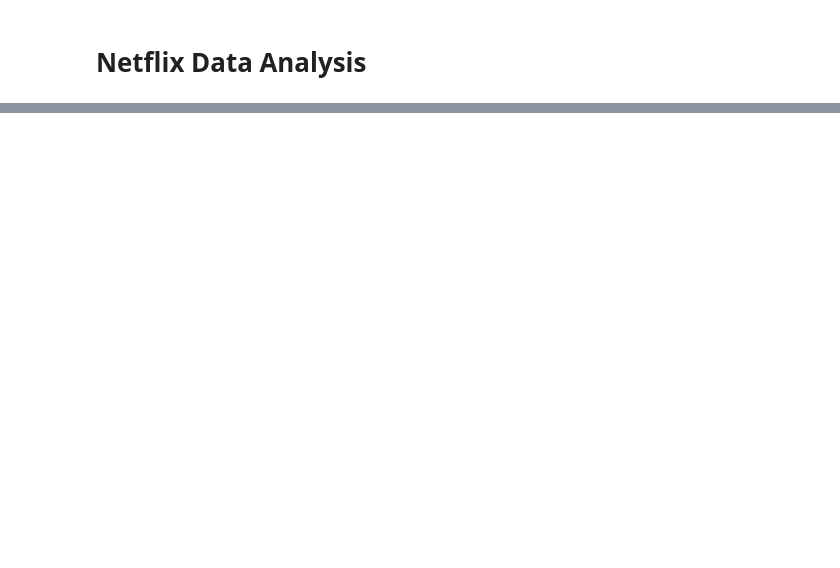
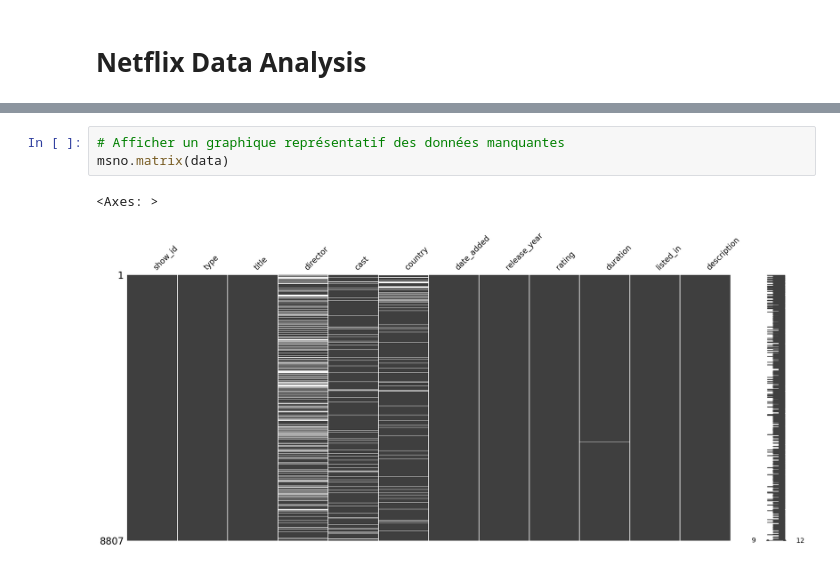
Before and after one commit to pierre-louis-rigaud/netflix-insights, a Jupyter notebook: Netflix Data Analysis.ipynb, the cells around one changed output, grey strips where cells are left out. Cells and saved outputs as stored; diff of their text form; blank space fills up the shorter version.

```diff
--- a/Netflix Data Analysis.ipynb
+++ b/Netflix Data Analysis.ipynb
@@ -23,0 +119,6 @@ TypeError: Neither the `x` nor `y` variable appears to be numeric.
+# %%
+# Afficher un graphique représentatif des données manquantes
+msno.matrix(data)
+# %% [output]
+<Axes: >
+[figure, added]
```
Also changed, not shown: parts of 13 cells of this notebook.
